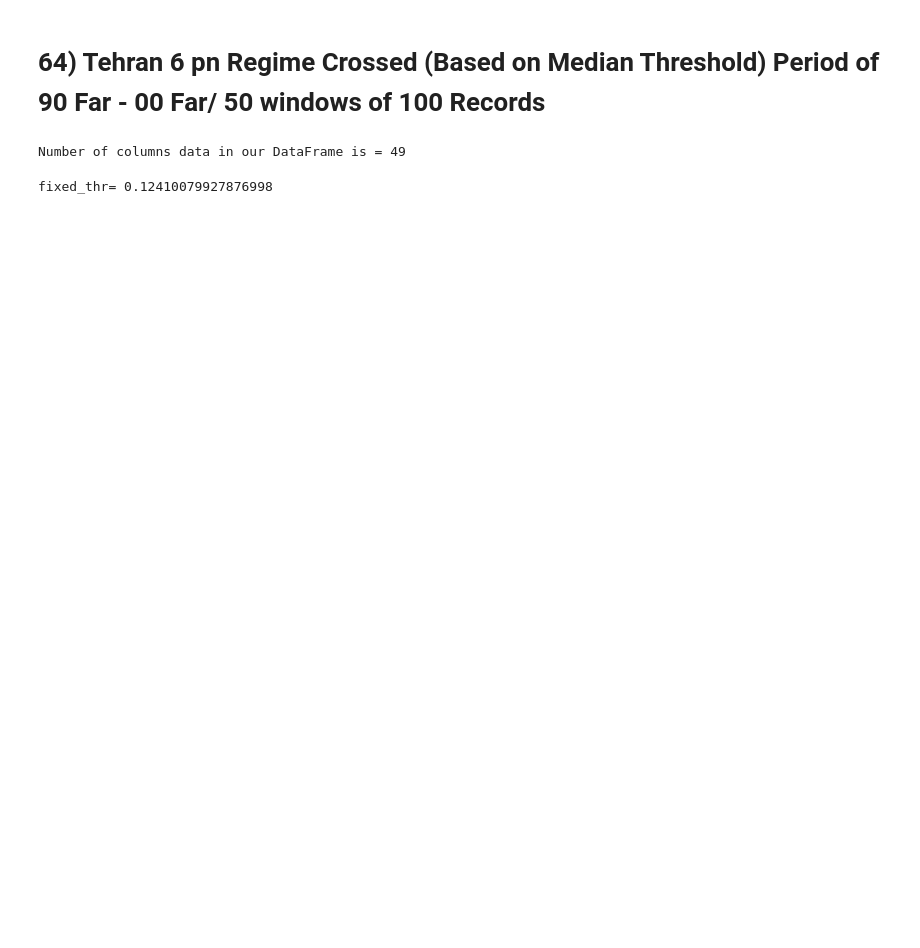
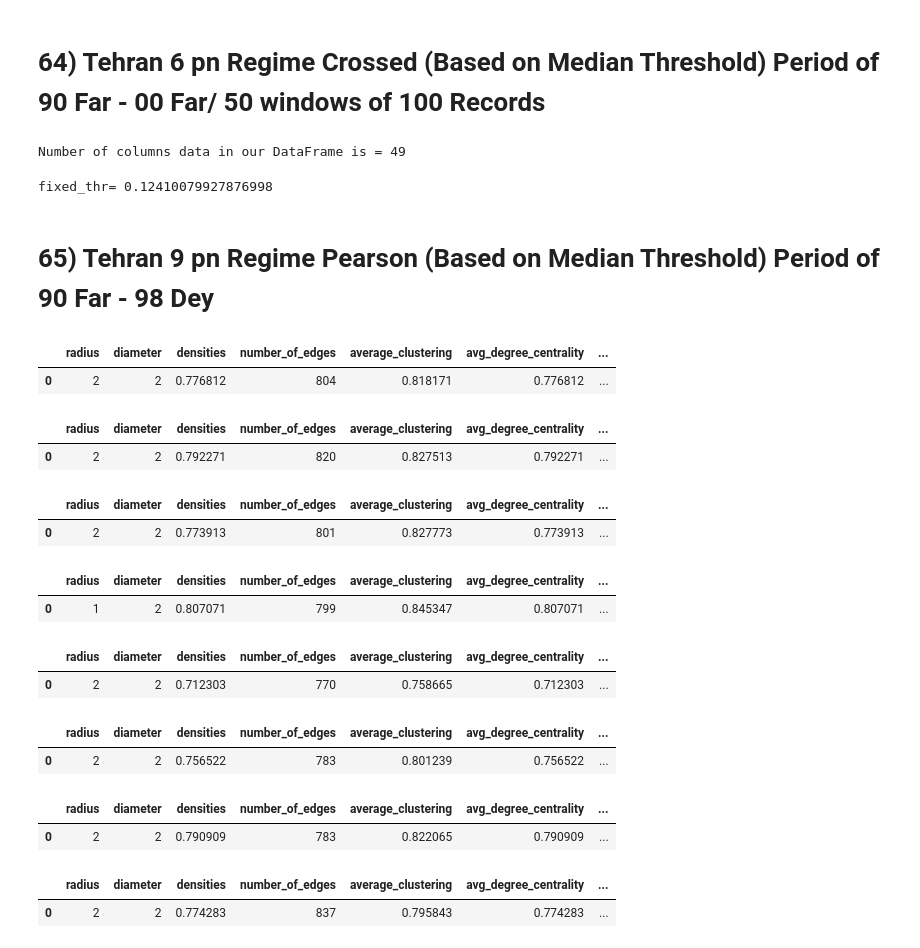
Before and after one commit to hossein4527/Time_Series_Trend_Forcasting, a Jupyter notebook: Codes/network_continue.ipynb, the cells around one changed output. Saved outputs shown, nothing was run; the diff lists cells and outputs as text; code cells hidden in the pictures; blank space fills up the shorter version.

```diff
--- a/Codes/network_continue.ipynb
+++ b/Codes/network_continue.ipynb
@@ -98,3 +118,16 @@ tehran_df_SixReg_pn_6_same_length_98 = tehran_df_SixReg_pn_6_98[-max_length_SixR
+# %%
+max_length_NineReg_pn_90_98 = min(len(tehran_df_NineReg_pn_1_98), len(tehran_df_NineReg_pn_2_98),len(tehran_df_NineReg_pn_3_98),\
+                                  len(tehran_df_NineReg_pn_4_98), len(tehran_df_NineReg_pn_5_98),len(tehran_df_NineReg_pn_6_98)\
+                                 ,len(tehran_df_NineReg_pn_7_98),len(tehran_df_NineReg_pn_8_98),len(tehran_df_NineReg_pn_9_98))
+tehran_df_NineReg_pn_1_same_length_98 = tehran_df_NineReg_pn_1_98[-max_length_NineReg_pn_90_98:]
+tehran_df_NineReg_pn_2_same_length_98 = tehran_df_NineReg_pn_2_98[-max_length_NineReg_pn_90_98:]
+tehran_df_NineReg_pn_3_same_length_98 = tehran_df_NineReg_pn_3_98[-max_length_NineReg_pn_90_98:]
+tehran_df_NineReg_pn_4_same_length_98 = tehran_df_NineReg_pn_4_98[-max_length_NineReg_pn_90_98:]
+tehran_df_NineReg_pn_5_same_length_98 = tehran_df_NineReg_pn_5_98[-max_length_NineReg_pn_90_98:]
+tehran_df_NineReg_pn_6_same_length_98 = tehran_df_NineReg_pn_6_98[-max_length_NineReg_pn_90_98:]
+tehran_df_NineReg_pn_7_same_length_98 = tehran_df_NineReg_pn_7_98[-max_length_NineReg_pn_90_98:]
+tehran_df_NineReg_pn_8_same_length_98 = tehran_df_NineReg_pn_8_98[-max_length_NineReg_pn_90_98:]
+tehran_df_NineReg_pn_9_same_length_98 = tehran_df_NineReg_pn_9_98[-max_length_NineReg_pn_90_98:]
 # %% [markdown]
 # 50) Tehran 6 pn Regime Pearson (Based on Median Threshold) Period of 90 Far - 98 Dey
 # %%
@@ -560,3 +608,27 @@ Number of columns data in our DataFrame is = 49
 fixed_thr= 0.12410079927876998
 # %%
 crossed_network_SixReg_pn_90_00_averged
+# %% [markdown]
+# 65) Tehran 9 pn Regime Pearson (Based on Median Threshold) Period of 90 Far - 98 Dey
+# %%
+nm = Net_moduls()
+# %%
+thr65_1 = nm.find_median_pearson_threshold(tehran_df_NineReg_pn_1_same_length_98)
+thr65_2 = nm.find_median_pearson_threshold(tehran_df_NineReg_pn_2_same_length_98)
+thr65_3 = nm.find_median_pearson_threshold(tehran_df_NineReg_pn_3_same_length_98)
+thr65_4 = nm.find_median_pearson_threshold(tehran_df_NineReg_pn_4_same_length_98)
+thr65_5 = nm.find_median_pearson_threshold(tehran_df_NineReg_pn_5_same_length_98)
+thr65_6 = nm.find_median_pearson_threshold(tehran_df_NineReg_pn_6_same_length_98)
+thr65_7 = nm.find_median_pearson_threshold(tehran_df_NineReg_pn_4_same_length_98)
+thr65_8 = nm.find_median_pearson_threshold(tehran_df_NineReg_pn_5_same_length_98)
+thr65_9 = nm.find_median_pearson_threshold(tehran_df_NineReg_pn_6_same_length_98)
+
+thr65 = min(thr65_1, thr65_2, thr65_3, thr65_4, thr65_5, thr65_6, thr65_7, thr65_8, thr65_9)
+# %%
+nm = Net_moduls()
+pearson_network_NineReg_pn_1_98 = nm.construct_network(tehran_df_NineReg_pn_1_same_length_98, method='pearson', threshold=thr65)
+# %%
+nm.get_network_features(pearson_network_NineReg_pn_1_98)
+# %% [output]
+|  | radius | diameter | densities | number_of_edges | average_clustering | avg_degree_centrality | ... |
+| 0 | 2 | 2 | 0.776812 | 804 | 0.818171 | 0.776812 | ... |
@@ -562,0 +637,5 @@ crossed_network_SixReg_pn_90_00_averged
+# %%
+nm.get_network_features(pearson_network_NineReg_pn_2_98)
+# %% [output]
+|  | radius | diameter | densities | number_of_edges | average_clustering | avg_degree_centrality | ... |
+| 0 | 2 | 2 | 0.792271 | 820 | 0.827513 | 0.792271 | ... |
@@ -562,0 +644,5 @@ crossed_network_SixReg_pn_90_00_averged
+# %%
+nm.get_network_features(pearson_network_NineReg_pn_3_98)
+# %% [output]
+|  | radius | diameter | densities | number_of_edges | average_clustering | avg_degree_centrality | ... |
+| 0 | 2 | 2 | 0.773913 | 801 | 0.827773 | 0.773913 | ... |
@@ -562,0 +651,5 @@ crossed_network_SixReg_pn_90_00_averged
+# %%
+nm.get_network_features(pearson_network_NineReg_pn_4_98)
+# %% [output]
+|  | radius | diameter | densities | number_of_edges | average_clustering | avg_degree_centrality | ... |
+| 0 | 1 | 2 | 0.807071 | 799 | 0.845347 | 0.807071 | ... |
@@ -562,0 +658,5 @@ crossed_network_SixReg_pn_90_00_averged
+# %%
+nm.get_network_features(pearson_network_NineReg_pn_5_98)
+# %% [output]
+|  | radius | diameter | densities | number_of_edges | average_clustering | avg_degree_centrality | ... |
+| 0 | 2 | 2 | 0.712303 | 770 | 0.758665 | 0.712303 | ... |
@@ -562,0 +665,5 @@ crossed_network_SixReg_pn_90_00_averged
+# %%
+nm.get_network_features(pearson_network_NineReg_pn_6_98)
+# %% [output]
+|  | radius | diameter | densities | number_of_edges | average_clustering | avg_degree_centrality | ... |
+| 0 | 2 | 2 | 0.756522 | 783 | 0.801239 | 0.756522 | ... |
@@ -562,0 +672,5 @@ crossed_network_SixReg_pn_90_00_averged
+# %%
+nm.get_network_features(pearson_network_NineReg_pn_7_98)
+# %% [output]
+|  | radius | diameter | densities | number_of_edges | average_clustering | avg_degree_centrality | ... |
+| 0 | 2 | 2 | 0.790909 | 783 | 0.822065 | 0.790909 | ... |
@@ -562,0 +679,5 @@ crossed_network_SixReg_pn_90_00_averged
+# %%
+nm.get_network_features(pearson_network_NineReg_pn_8_98)
+# %% [output]
+|  | radius | diameter | densities | number_of_edges | average_clustering | avg_degree_centrality | ... |
+| 0 | 2 | 2 | 0.774283 | 837 | 0.795843 | 0.774283 | ... |
```
Also changed, not shown: parts of 133 cells of this notebook.
